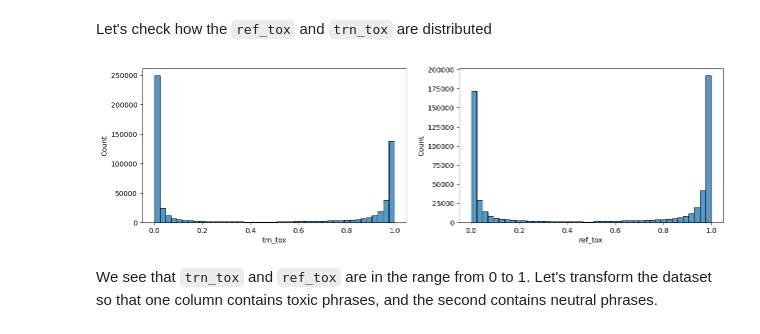
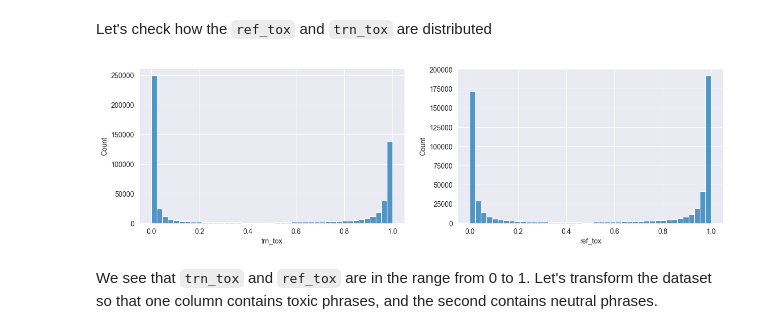
Before and after one commit to slewie/TextDetoxification, a Jupyter notebook: notebooks/1.0-initial-data-exporation.ipynb, the cells around one changed output. Saved outputs shown, nothing was run; the diff lists cells and outputs as text; code cells hidden in the pictures.

```diff
--- a/notebooks/1.0-initial-data-exporation.ipynb
+++ b/notebooks/1.0-initial-data-exporation.ipynb
@@ -21,12 +25,10 @@ df.head()
 # Toxicity of the sentences
 # %% [markdown]
 Let's check how the `ref_tox` and `trn_tox` are distributed
-# %%
-fig, axs = plt.subplots(1, 2, figsize=(15, 4))
-sns.histplot(df['trn_tox'], ax=axs[0])
-sns.histplot(df['ref_tox'], ax=axs[1]);
-# %% [output]
-[figure, removed]
+# %%
+draw_histograms(df, 'trn_tox', 'ref_tox')
+# %% [output]
+[figure, added]
 # %% [markdown]
 We see that `trn_tox` and `ref_tox` are in the range from 0 to 1. Let's transform the dataset so that one column contains toxic phrases, and the second contains neutral phrases.
 # %%
```
Also changed, not shown: parts of 11 cells of this notebook, 3 other files.
